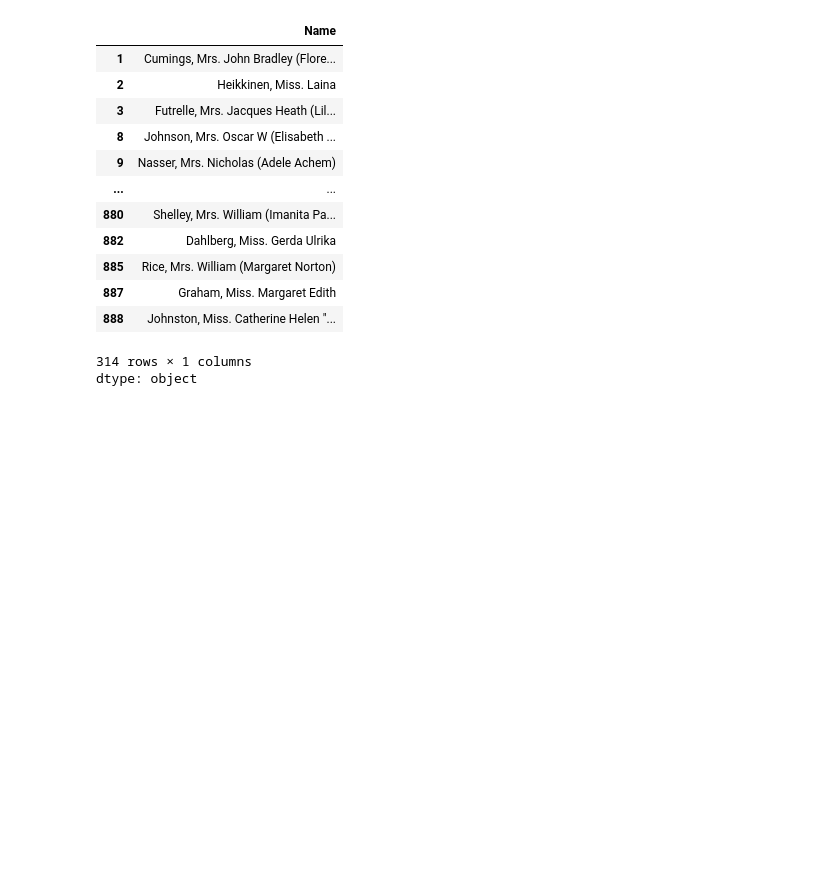
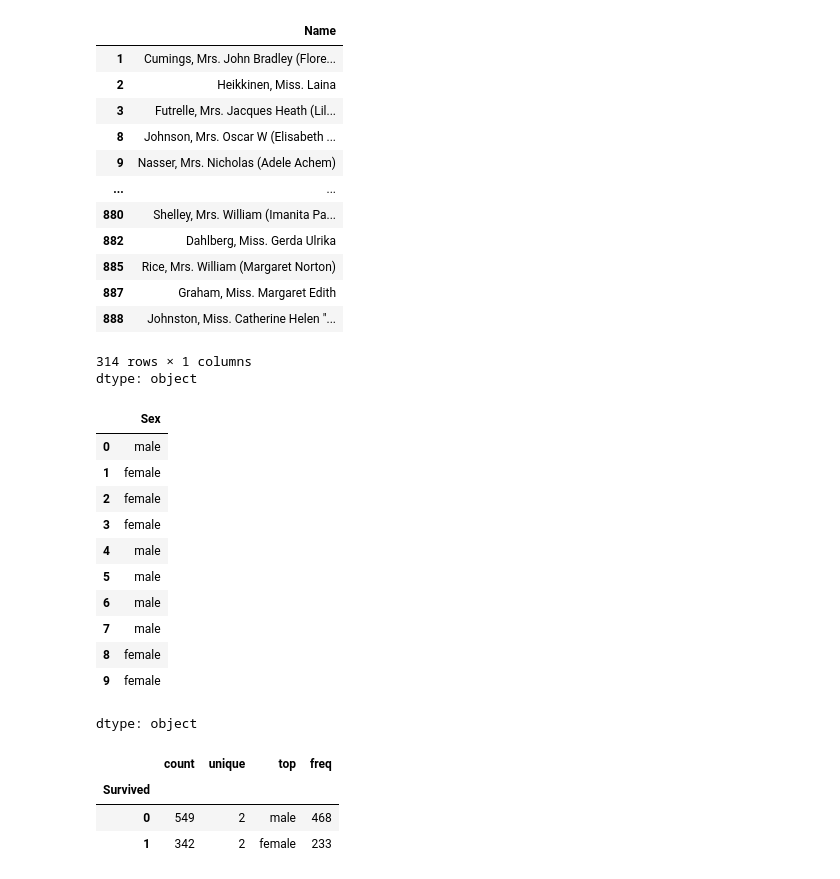
Before and after one commit to milena-seismo/DSB-Unit-02-New, a Jupyter notebook: Labs/lab-eda-titanic/lab-eda-titanic-student-submission.ipynb, the cells around one changed output. Saved outputs shown, nothing was run; the diff lists cells and outputs as text; code cells hidden in the pictures; blank space fills up the shorter version.

```diff
--- a/Labs/lab-eda-titanic/lab-eda-titanic-student-submission.ipynb
+++ b/Labs/lab-eda-titanic/lab-eda-titanic-student-submission.ipynb
@@ -351,0 +368,27 @@ dtype: object
+# %%
+# What was the survival rate overall?
+train_analyses = train.groupby('Survived')['Sex']
+# %%
+
+train_analyses.head()
+# %% [output]
+|  | Sex |
+| 0 | male |
+| 1 | female |
+| 2 | female |
+| 3 | female |
+| 4 | male |
+| 5 | male |
+| 6 | male |
+| 7 | male |
+| 8 | female |
+| 9 | female |
+dtype: object
+# %%
+# Which gender fared the worst? What was their survival rate?
+train_analyses.describe()
+# %% [output]
+|  | count | unique | top | freq |
+| Survived |  |  |  |  |
+| 0 | 549 | 2 | male | 468 |
+| 1 | 342 | 2 | female | 233 |
```
Also changed, not shown: parts of 3 cells of this notebook.
